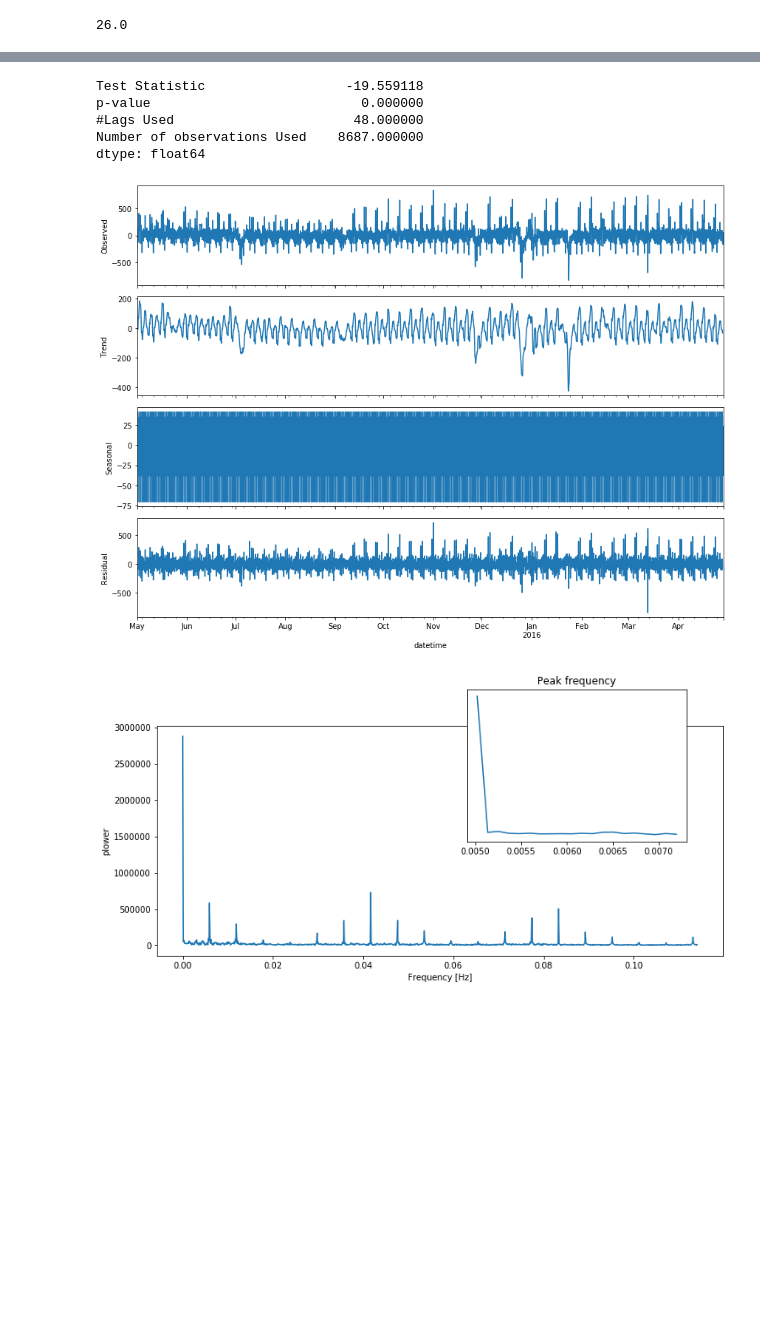
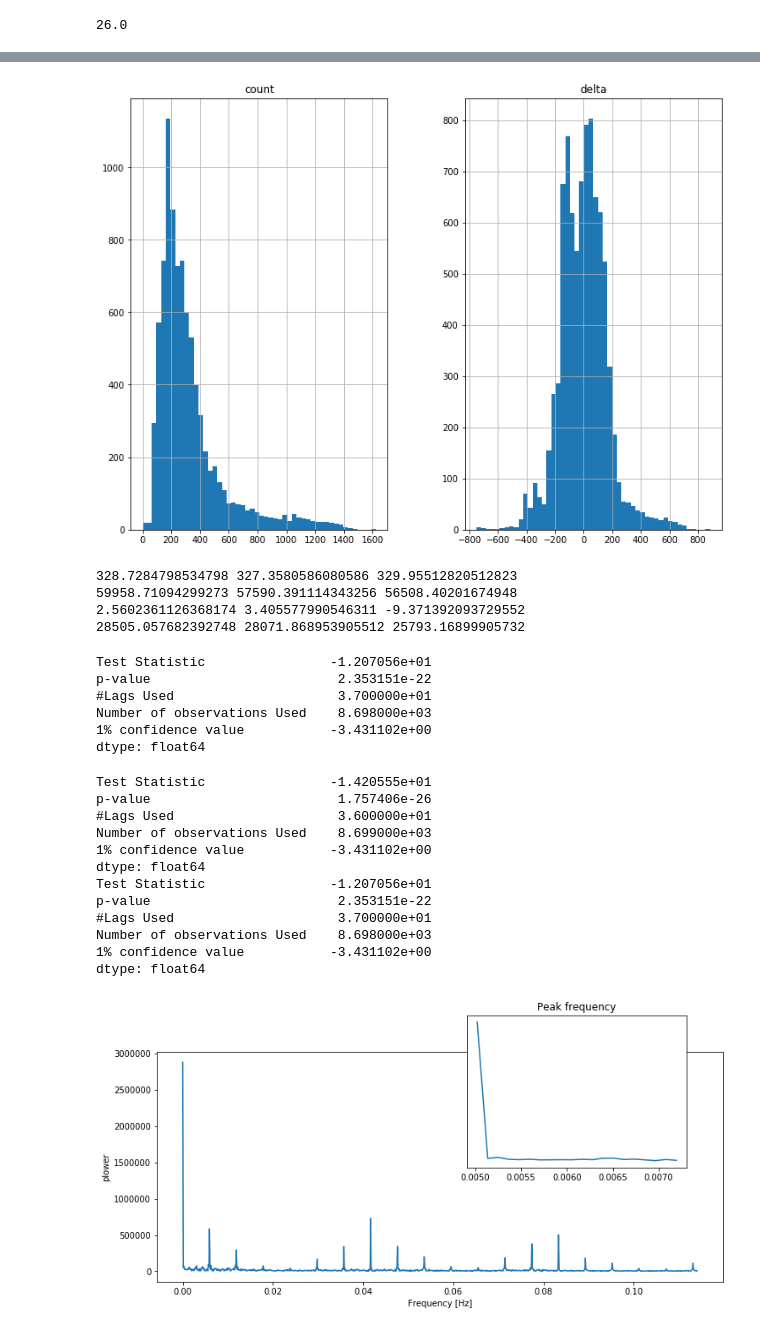
Before and after one commit to dminikorenb/DataLearning, a Jupyter notebook: 3-Taxi/dminik6_part3_w3.ipynb, the cells around one changed output, grey strips where cells are left out. Saved outputs shown, nothing was run; the diff lists cells and outputs as text; code cells hidden in the pictures; blank space fills up the shorter version.

```diff
--- a/3-Taxi/dminik6_part3_w3.ipynb
+++ b/3-Taxi/dminik6_part3_w3.ipynb
@@ -334,18 +334,69 @@ df_freg.shape
+# %%
+stmp[['count', 'delta']].hist(bins=50);
+# %% [output]
+[figure, added]
+# %%
+# из матириала https://pythondata.com/stationary-data-tests-for-time-series-forecasting/
+# Remember, if the data is stationary, the means/variances should be similar
+# при стационарности критерий Дики-Фулера меньше 0.05
+def stationary_info( y ):
+    one, two, three = np.split(
+            y.sample(
+            frac=1), [int(.25*len(y)),
+            int(.75*len(y))])
+    mean1, mean2, mean3 = one.mean(), two.mean(), three.mean()
+    var1, var2, var3 = one.var(), two.var(), three.var()
+
+    print (mean1, mean2, mean3)
+    print (var1, var2, var3)
+
+stationary_info(stmp['count'])
+
+stationary_info(stmp['delta'])
+# %% [output]
+328.7284798534798 327.3580586080586 329.95512820512823
+59958.71094299273 57590.391114343256 56508.40201674948
+2.5602361126368174 3.405577990546311 -9.371392093729552
+28505.057682392748 28071.868953905512 25793.16899905732
+# %%
+
+
+pd.Series( list(dftest[0:4]) + [dftest[4]['1%'] ], index=['Test Statistic','p-value','#Lags Used','Number of observations Used', '1% confidence value'])
+# %% [output]
+Test Statistic                -1.207056e+01
+p-value                        2.353151e-22
+#Lags Used                     3.700000e+01
+Number of observations Used    8.698000e+03
+1% confidence value           -3.431102e+00
+dtype: float64
 # %%
-dftest =  adfuller(stmp['delta'], autolag=None, maxlag=24*2)
-dfoutput = pd.Series(dftest[0:4], index=['Test Statistic','p-value','#Lags Used','Number of observations Used'])
+dftest =  adfuller(stmp['count'])
+dfoutput=pd.Series( list(dftest[0:4]) + [dftest[4]['1%'] ], index=['Test Statistic','p-value','#Lags Used','Number of observations Used', '1% confidence value'])
+print (dfoutput)
+# print (dftest)
+
+
+dftest =  adfuller(stmp['delta'])
+dfoutput=pd.Series( list(dftest[0:4]) + [dftest[4]['1%'] ], index=['Test Statistic','p-value','#Lags Used','Number of observations Used', '1% confidence value'])
 print (dfoutput)
 rcParams['figure.figsize'] = 12, 9
-decomp=seasonal_decompose(stmp['delta'] )
-decomp.plot()
-pl.show();
+# decomp=seasonal_decompose(stmp['delta'] )
+# decomp.plot()
+# pl.show();
+# dftest
 # %% [output]
-Test Statistic                  -19.559118
-p-value                           0.000000
-#Lags Used                       48.000000
-Number of observations Used    8687.000000
+Test Statistic                -1.420555e+01
+p-value                        1.757406e-26
+#Lags Used                     3.600000e+01
+Number of observations Used    8.699000e+03
+1% confidence value           -3.431102e+00
 dtype: float64
+Test Statistic                -1.207056e+01
+p-value                        2.353151e-22
+#Lags Used                     3.700000e+01
+Number of observations Used    8.698000e+03
+1% confidence value           -3.431102e+00
+dtype: float64
-[figure, removed]
 # %%
 plt.figure(figsize=(12, 5))
 # plt.yscale('log')
```
Also changed, not shown: parts of 2 cells of this notebook.
